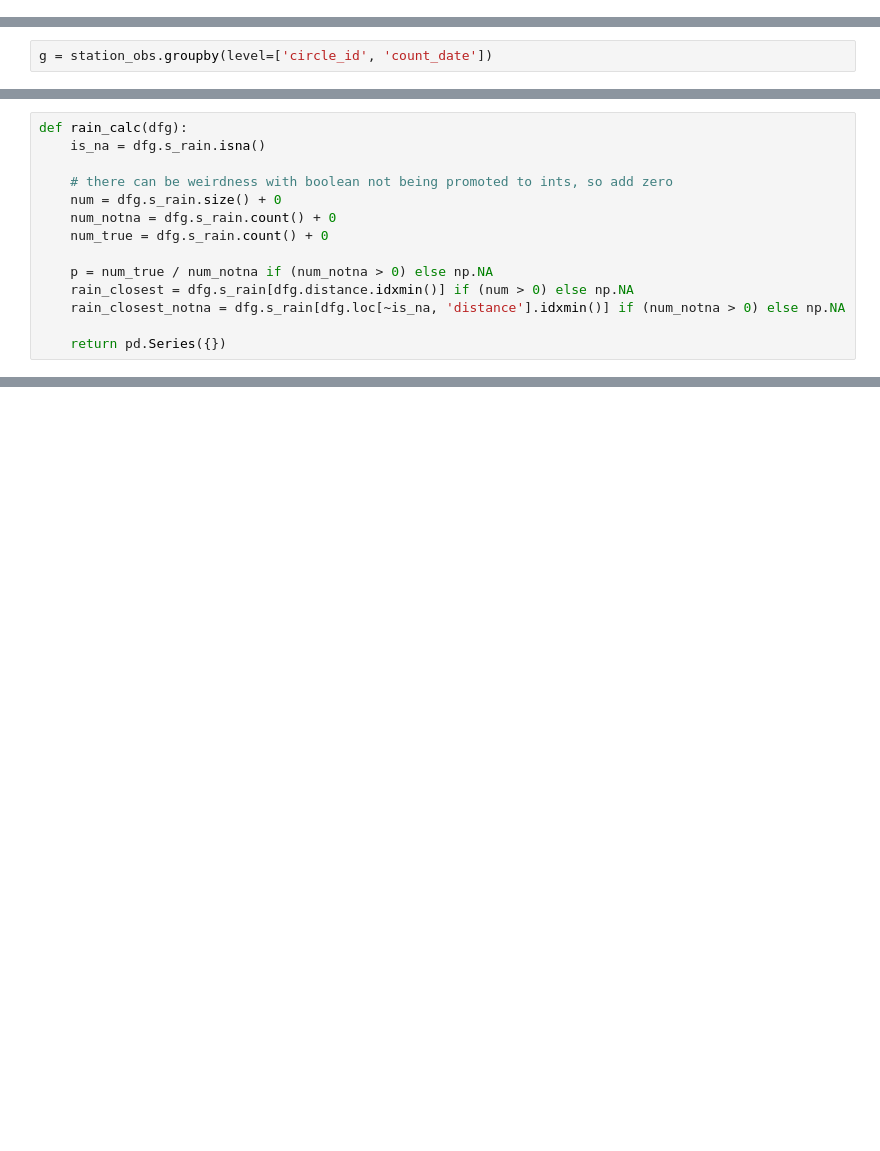
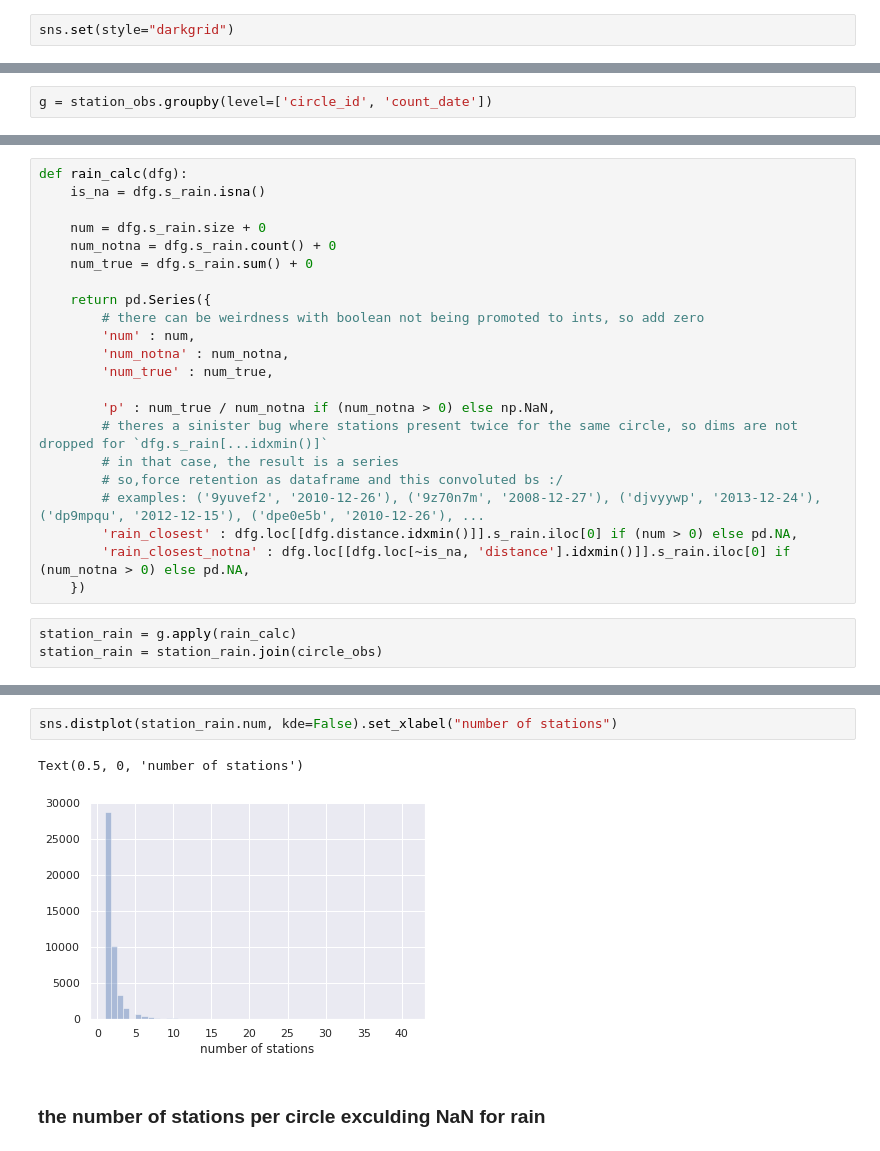
Before and after one commit to DataKind-DC/audubon-cbc, a Jupyter notebook: notebooks/2.1-rain-analysis.ipynb, the cells around one changed output, grey strips where cells are left out. Saved outputs shown, nothing was run; the diff lists cells and outputs as text; blank space fills up the shorter version.

Commit message:
big bug with booleans being pd.Series, and started analysis

```diff
--- a/notebooks/2.1-rain-analysis.ipynb
+++ b/notebooks/2.1-rain-analysis.ipynb
@@ -34,6 +34,8 @@ import numpy as np
 import pandas as pd
 import matplotlib.pyplot as plt
 import seaborn as sns
+# %%
+sns.set(style="darkgrid")
 # %%
 # get the haversine distance formula fromt the script (w/o executing the '__main__' part)
 %run -ni '../scripts/noaa.py'
@@ -171,14 +145,0 @@ tt
-# %%
-def rain_calc(dfg):
-    is_na = dfg.s_rain.isna()
-
-    # there can be weirdness with boolean not being promoted to ints, so add zero
-    num = dfg.s_rain.size() + 0
-    num_notna = dfg.s_rain.count() + 0
-    num_true = dfg.s_rain.count() + 0
-
-    p = num_true / num_notna if (num_notna > 0) else np.NA
-    rain_closest = dfg.s_rain[dfg.distance.idxmin()] if (num > 0) else np.NA
-    rain_closest_notna = dfg.s_rain[dfg.loc[~is_na, 'distance'].idxmin()] if (num_notna > 0) else np.NA
-
-    return pd.Series({})
@@ -251,0 +159,25 @@ sum((station_rain_data.p >= 0.25) & (station_rain_data.p <= 0.75)), len(station_
+# %%
+def rain_calc(dfg):
+    is_na = dfg.s_rain.isna()
+
+    num = dfg.s_rain.size + 0
+    num_notna = dfg.s_rain.count() + 0
+    num_true = dfg.s_rain.sum() + 0
+
+    return pd.Series({
+        # there can be weirdness with boolean not being promoted to ints, so add zero
+        'num' : num,
+        'num_notna' : num_notna,
+        'num_true' : num_true,
+
+        'p' : num_true / num_notna if (num_notna > 0) else np.NaN,
+        # theres a sinister bug where stations present twice for the same circle, so dims are not dropped for `dfg.s_rain[...idxmin()]`
+        # in that case, the result is a series
+        # so,force retention as dataframe and this convoluted bs :/
+        # examples: ('9yuvef2', '2010-12-26'), ('9z70n7m', '2008-12-27'), ('djvyywp', '2013-12-24'), ('dp9mpqu', '2012-12-15'), ('dpe0e5b', '2010-12-26'), ...
+        'rain_closest' : dfg.loc[[dfg.distance.idxmin()]].s_rain.iloc[0] if (num > 0) else pd.NA,
+        'rain_closest_notna' : dfg.loc[[dfg.loc[~is_na, 'distance'].idxmin()]].s_rain.iloc[0] if (num_notna > 0) else pd.NA,
+    })
+# %%
+station_rain = g.apply(rain_calc)
+station_rain = station_rain.join(circle_obs)
@@ -251,0 +200,7 @@ sum((station_rain_data.p >= 0.25) & (station_rain_data.p <= 0.75)), len(station_
+# %%
+sns.distplot(station_rain.num, kde=False).set_xlabel("number of stations")
+# %% [output]
+Text(0.5, 0, 'number of stations')
+[figure, added]
+# %% [markdown]
+### the number of stations per circle exculding NaN for rain
```
Also changed, not shown: parts of 48 cells of this notebook.
